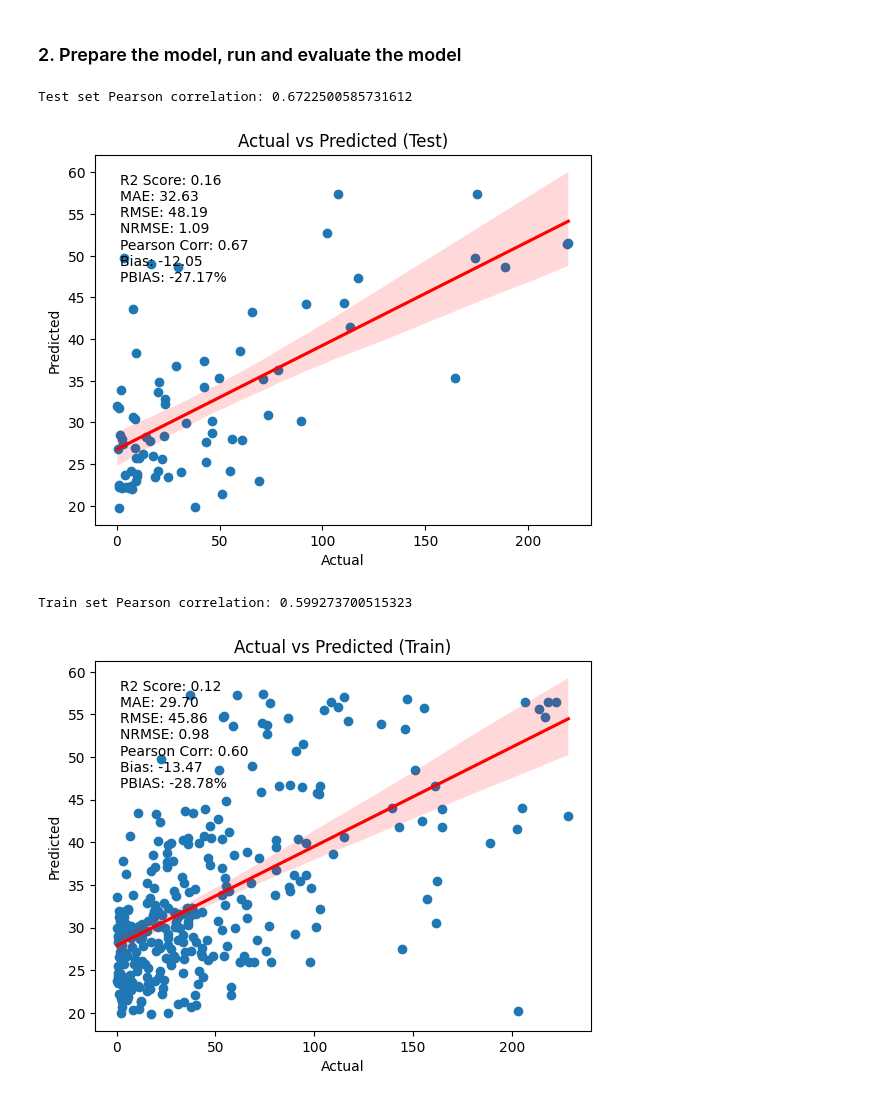
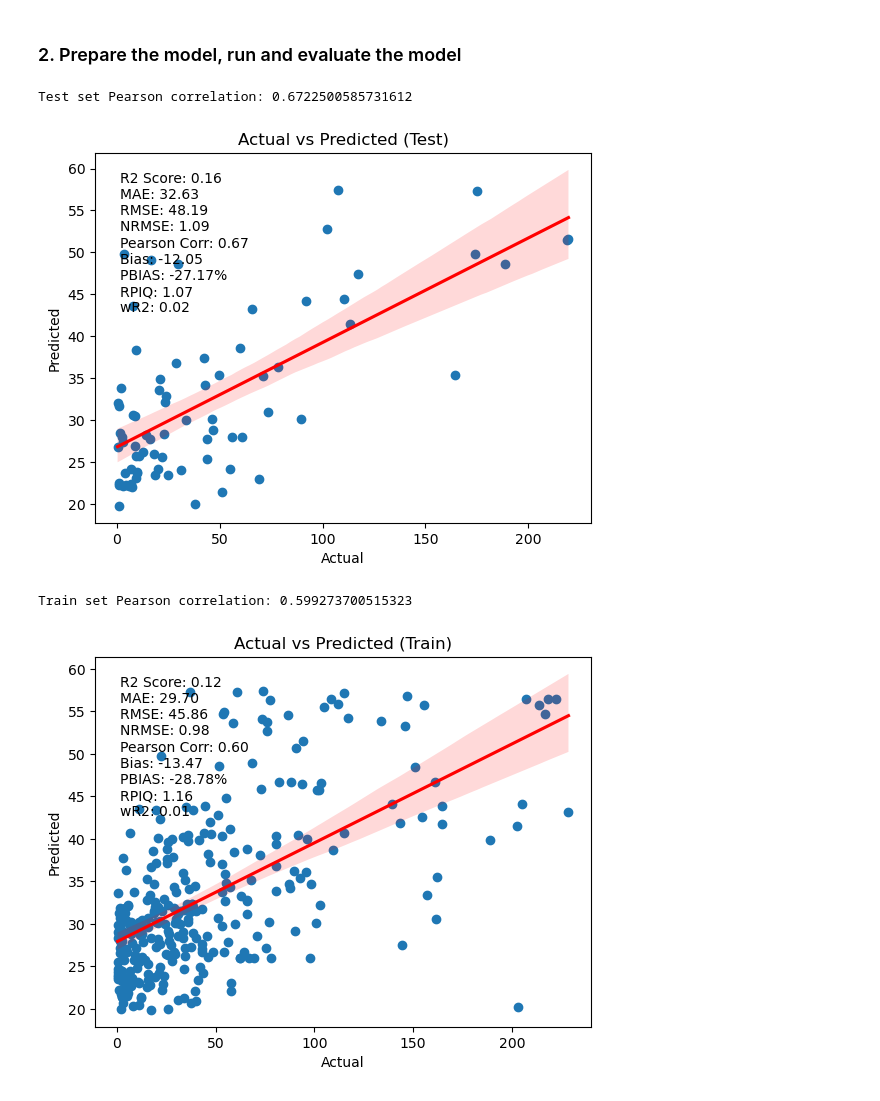
Before and after one commit to Emmanuel461/Salinity_Model, a Jupyter notebook: Codes/5.SVM_modeling.ipynb, the cells around one changed output. Saved outputs shown, nothing was run; the diff lists cells and outputs as text; code cells hidden in the pictures.

```diff
--- a/Codes/5.SVM_modeling.ipynb
+++ b/Codes/5.SVM_modeling.ipynb
@@ -72,6 +72,23 @@ from sklearn.preprocessing import StandardScaler
 from sklearn.svm import SVR
 from sklearn.metrics import r2_score, mean_squared_error, mean_absolute_error
 from scipy.stats import pearsonr
+
+# Función para calcular RPIQ
+def calculate_rpiq(y_true, y_pred):
+    Q1 = np.percentile(y_true, 25)
+    Q3 = np.percentile(y_true, 75)
+    IQR = Q3 - Q1
+    SEP = np.sqrt(np.mean((y_true - y_pred) ** 2))  # Equivalent to RMSE
+    return IQR / SEP
+
+# Función para calcular weighted R2 (wR2)
+def calculate_wr2(y_true, y_pred):
+    r2 = r2_score(y_true, y_pred)
+    b, _ = np.polyfit(y_true, y_pred, 1)  # Slope of the regression line
+    if b <= 1:
+        return abs(b) * r2
+    else:
+        return (1 / abs(b)) * r2
 
 # Define your SVR fitting function
 def fit_svr(X_train, y_train):
@@ -99,10 +116,16 @@ def predict_and_evaluate(model, X, y_true):
     # Calculate NRMSE (Normalized RMSE)
     nrmse = rmse / np.mean(y_true)
 
-    return y_pred, r2, mae, rmse, pearson_corr, bias, pbias, nrmse
+    # Calculate RPIQ
+    rpiq = calculate_rpiq(y_true, y_pred)
+
+    # Calculate wR2
+    wr2 = calculate_wr2(y_true, y_pred)
+
+    return y_pred, r2, mae, rmse, pearson_corr, bias, pbias, nrmse, rpiq, wr2
 
 # Function to visualize the results including bias and PBIAS
-def plot_results_with_bias(y_true, y_pred, title, r2, mae, rmse, pearson_corr, bias, pbias, nrmse):
+def plot_results_with_bias(y_true, y_pred, title, r2, mae, rmse, pearson_corr, bias, pbias, nrmse, rpiq, wr2):
     fig, ax = plt.subplots()
     ax.scatter(y_true, y_pred)
     ax.set_xlabel('Actual')
@@ -113,42 +136,51 @@ def plot_results_with_bias(y_true, y_pred, title, r2, mae, rmse, pearson_corr, b
     sns.regplot(x=y_true, y=y_pred, scatter=False, ax=ax, color='red')
 
     # Add metrics as annotations
-    ax.annotate(f'R2 Score: {r2:.2f}\nMAE: {mae:.2f}\nRMSE: {rmse:.2f}\nNRMSE: {nrmse:.2f}\nPearson Corr: {pearson_corr:.2f}\nBias: {bias:.2f}\nPBIAS: {pbias:.2f}%',
-                xy=(0.05, 0.95), xycoords='axes fraction', ha='left', va='top', fontsize=10)
+    ax.annotate(
+        f'R2 Score: {r2:.2f}\nMAE: {mae:.2f}\nRMSE: {rmse:.2f}\nNRMSE: {nrmse:.2f}\nPearson Corr: {pearson_corr:.2f}\n'
+        f'Bias: {bias:.2f}\nPBIAS: {pbias:.2f}%\nRPIQ: {rpiq:.2f}\nwR2: {wr2:.2f}',
+        xy=(0.05, 0.95), xycoords='axes fraction', ha='left', va='top', fontsize=10
+    )
 
     plt.show()
 
 # DataFrames X1 and y1
 # Assuming 'dataframe' is defined somewhere earlier
-X1 = pd.DataFrame(dataframe, columns=['RNDSI', 'NDSI', 'NDWI','b3_1 (Silt Raster)']).dropna()
+X1 = pd.DataFrame(dataframe, columns=['RNDSI', 'NDSI', 'NDWI', 'b3_1 (Silt Raster)']).dropna()
 y1 = pd.DataFrame(dataframe[["CE"]]).dropna()
 
 # Ensure X and y are aligned
 X = X1.loc[y1.index]
 y = y1
 
 # Split the data into training and testing sets
 X_train, X_test, y_train, y_test = train_test_split(X, y, test_size=0.2, random_state=65)
 
 # Scale the data
 scaler = StandardScaler()
 X_train_scaled = scaler.fit_transform(X_train)
 X_test_scaled = scaler.transform(X_test)
 
 # Fit the SVR model
 svr_model = fit_svr(X_train_scaled, y_train.to_numpy())
 
 # Predict and evaluate on the test set
-y_pred_test, r2_test, mae_test, rmse_test, pearson_corr_test, bias_test, pbias_test, nrmse_test = predict_and_evaluate(svr_model, X_test_scaled, y_test.to_numpy().ravel())
+y_pred_test, r2_test, mae_test, rmse_test, pearson_corr_test, bias_test, pbias_test, nrmse_test, rpiq_test, wr2_test = predict_and_evaluate(
+    svr_model, X_test_scaled, y_test.to_numpy().ravel()
+)
 print('Test set Pearson correlation:', pearson_corr_test)
-plot_results_with_bias(y_test.to_numpy().ravel(), y_pred_test, "Actual vs Predicted (Test)", r2_test, mae_test, rmse_test, pearson_corr_test, bias_test, pbias_test, nrmse_test)
+plot_results_with_bias(y_test.to_numpy().ravel(), y_pred_test, "Actual vs Predicted (Test)", r2_test, mae_test, rmse_test,
+                       pearson_corr_test, bias_test, pbias_test, nrmse_test, rpiq_test, wr2_test)
 
 # Predict and evaluate on the training set
-y_pred_train, r2_train, mae_train, rmse_train, pearson_corr_train, bias_train, pbias_train, nrmse_train = predict_and_evaluate(svr_model, X_train_scaled, y_train.to_numpy().ravel())
+y_pred_train, r2_train, mae_train, rmse_train, pearson_corr_train, bias_train, pbias_train, nrmse_train, rpiq_train, wr2_train = predict_and_evaluate(
+    svr_model, X_train_scaled, y_train.to_numpy().ravel()
+)
 print('Train set Pearson correlation:', pearson_corr_train)
-plot_results_with_bias(y_train.to_numpy().ravel(), y_pred_train, "Actual vs Predicted (Train)", r2_train, mae_train, rmse_train, pearson_corr_train, bias_train, pbias_train, nrmse_train)
+plot_results_with_bias(y_train.to_numpy().ravel(), y_pred_train, "Actual vs Predicted (Train)", r2_train, mae_train, rmse_train,
+                       pearson_corr_train, bias_train, pbias_train, nrmse_train, rpiq_train, wr2_train)
 # %% [output]
 Test set Pearson correlation: 0.6722500585731612
-[figure, old version]
+[figure, new version]
 Train set Pearson correlation: 0.599273700515323
-[figure, old version]
+[figure, new version]
```
Also changed, not shown: 8 other files.
